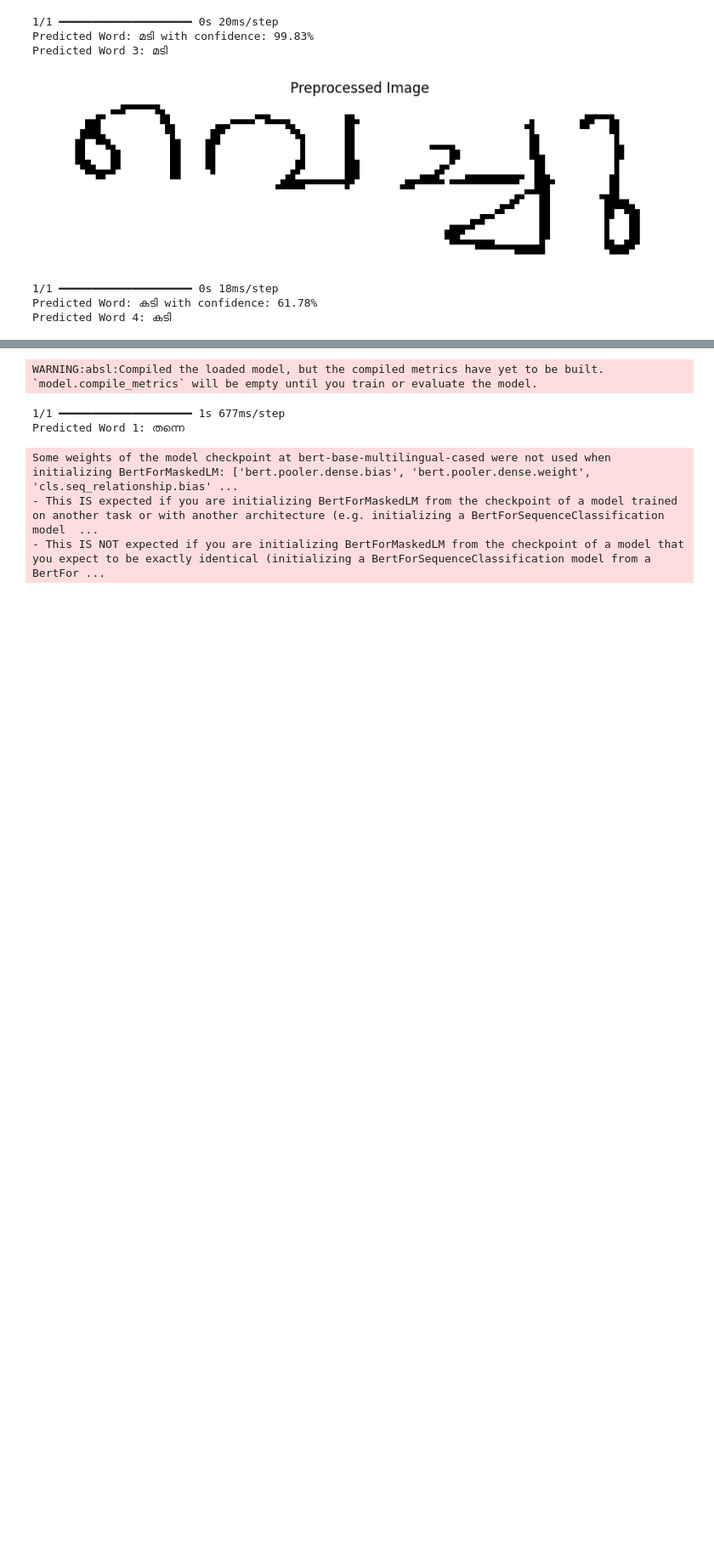
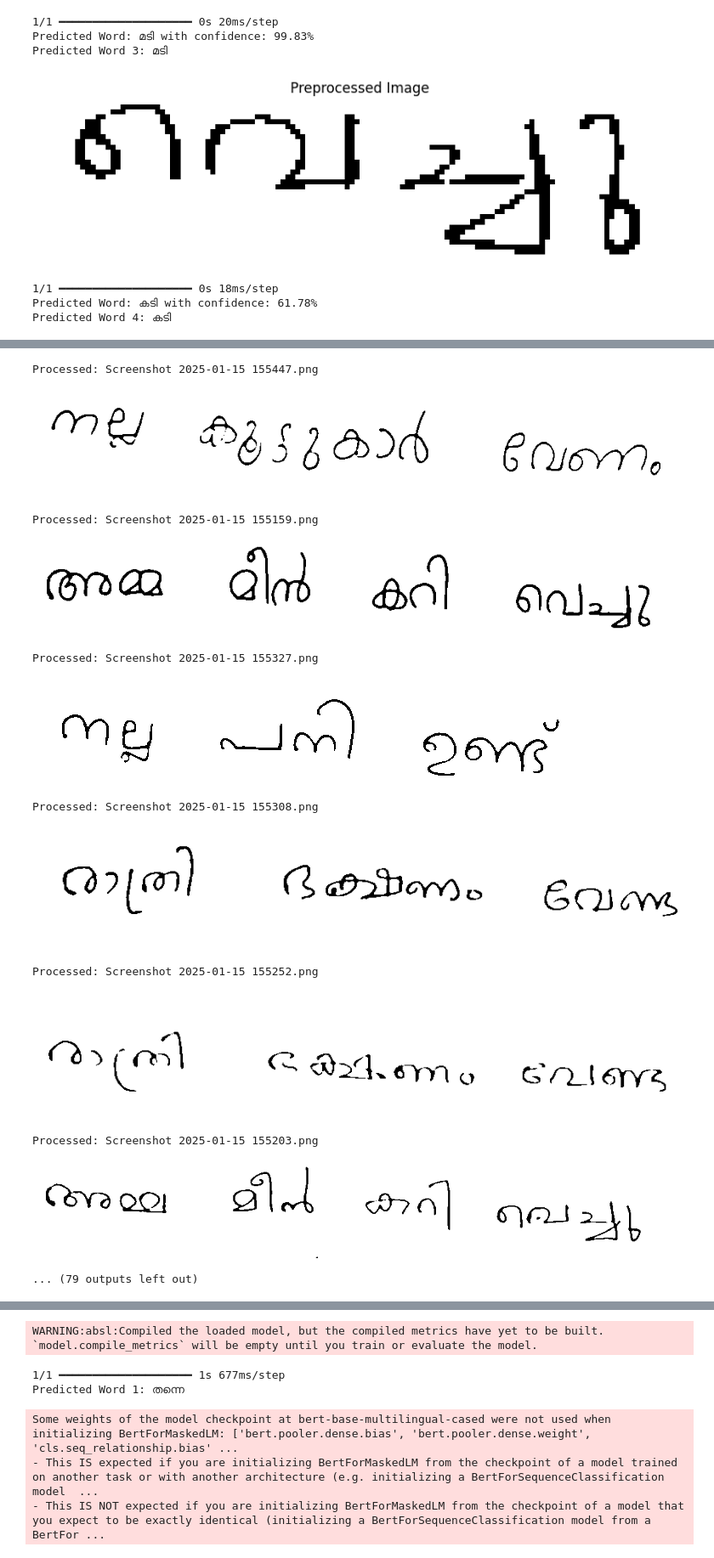
Before and after one commit to AyrusCodes/Main-Project, a Jupyter notebook: code_surya.ipynb, the cells around one changed output, grey strips where cells are left out. Shown at 85% size. Saved outputs shown, nothing was run; the diff lists cells and outputs as text; code cells hidden in the pictures; blank space fills up the shorter version.

```diff
--- a/code_surya.ipynb
+++ b/code_surya.ipynb
@@ -1359,0 +1380,66 @@ Predicted Word 4: കടി
+# %%
+import cv2
+import os
+from google.colab.patches import cv2_imshow
+
+# Define the input folder (where your original images are stored)
+input_folder = '/content/step1'  # Replace with your input folder path
+
+# Define the output folder (where processed images will be saved)
+output_folder = '/content/output_images'
+
+# Create the output folder if it doesn't exist
+os.makedirs(output_folder, exist_ok=True)
+
+# Loop through all the images in the input folder
+for filename in os.listdir(input_folder):
+    if filename.lower().endswith(('.png', '.jpg', '.jpeg')):
+        # Construct the full input image path
+        image_path = os.path.join(input_folder, filename)
+
+        # Load the image
+        image = cv2.imread(image_path)
+
+        # Step 1: Convert the image to grayscale
+        gray_image = cv2.cvtColor(image, cv2.COLOR_BGR2GRAY)
+
+        # Step 2: Scale the image by a factor (e.g., 1.5 means 150% of original size)
+        scale_factor = 1.5  # Change this value to scale up or down
+        width = int(gray_image.shape[1] * scale_factor)
+        height = int(gray_image.shape[0] * scale_factor)
+        scaled_image = cv2.resize(gray_image, (width, height))
+
+        # Step 3: Apply Gaussian blur to reduce noise
+        blurred_image = cv2.GaussianBlur(scaled_image, (5, 5), 0)
+
+        # Step 4: Apply thresholding to binarize the image
+        _, thresholded_image = cv2.threshold(blurred_image, 127, 255, cv2.THRESH_BINARY)
+
+        # Step 5: Perform histogram equalization to enhance contrast
+        equalized_image = cv2.equalizeHist(thresholded_image)
+
+        # Construct the output image path
+        output_image_path = os.path.join(output_folder, f"processed_{filename}")
+
+        # Save the processed image
+        cv2.imwrite(output_image_path, equalized_image)
+
+        # Optionally display the processed image (for debugging purposes)
+        print(f"Processed: {filename}")
+        cv2_imshow(equalized_image)
+
+print(f"All processed images are saved to {output_folder}")
+# %% [output]
+Processed: Screenshot 2025-01-15 155447.png
+[figure, added]
+Processed: Screenshot 2025-01-15 155159.png
+[figure, added]
+Processed: Screenshot 2025-01-15 155327.png
+[figure, added]
+Processed: Screenshot 2025-01-15 155308.png
+[figure, added]
+Processed: Screenshot 2025-01-15 155252.png
+[figure, added]
+Processed: Screenshot 2025-01-15 155203.png
+[figure, added]
+... (79 outputs left out)
```
Also changed, not shown: parts of 3 cells of this notebook.
